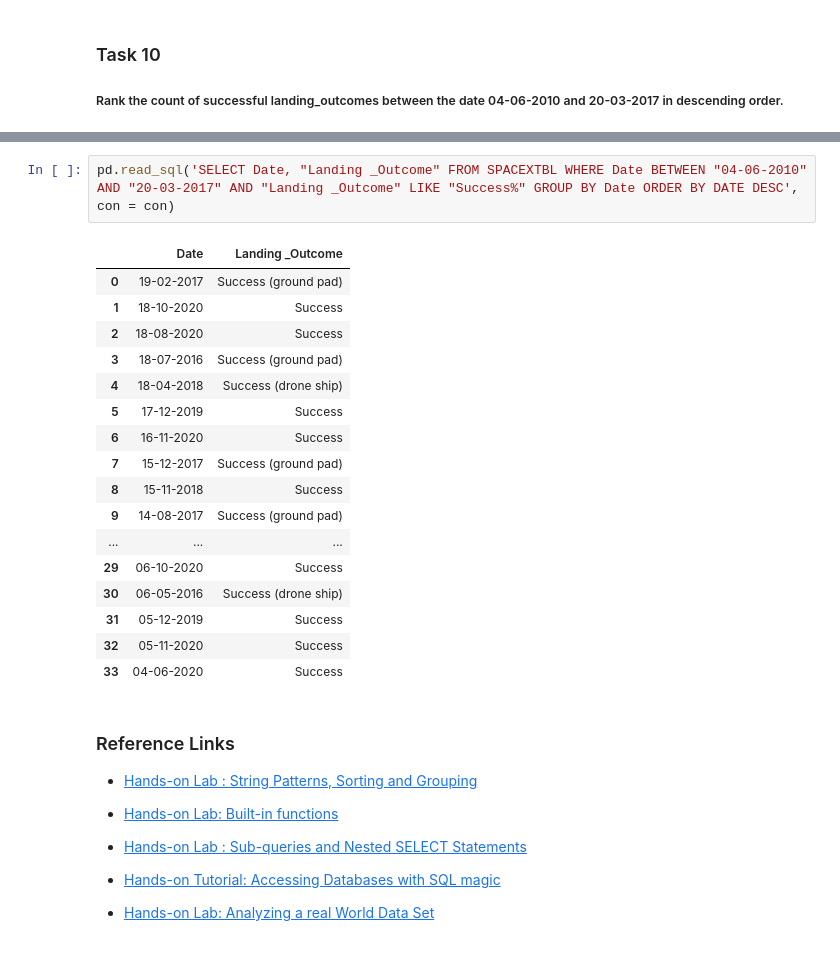
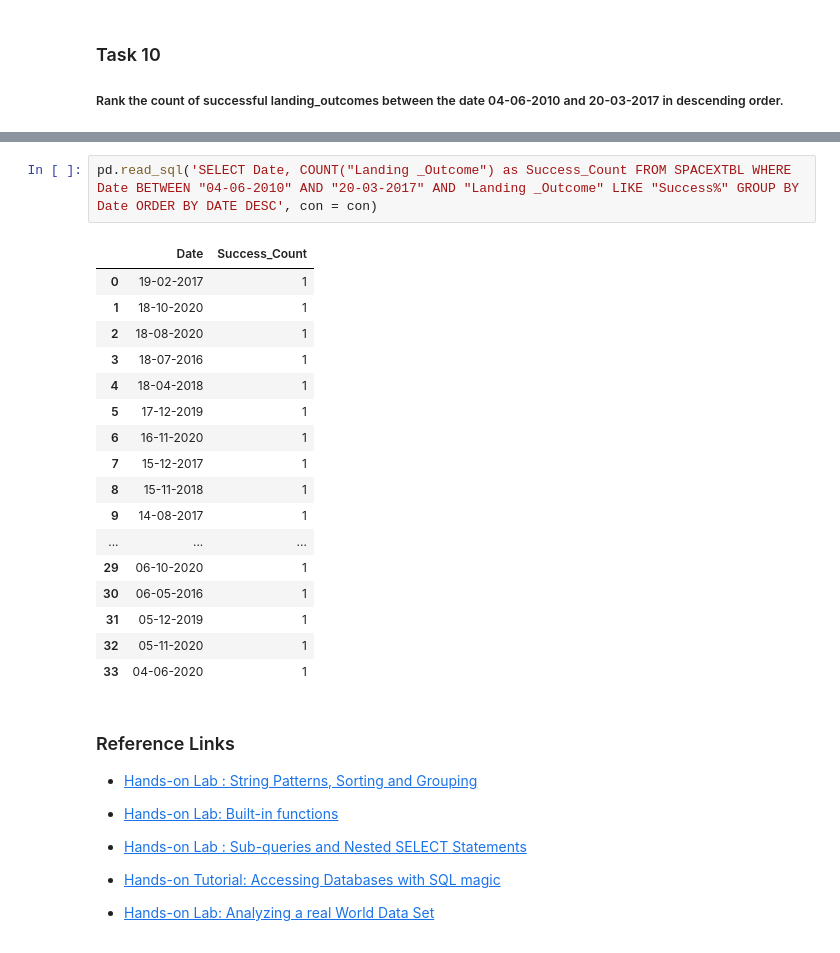
Before and after one commit to roach231428/IBM-Data-Science-Capstone, a Jupyter notebook: jupyter-labs-eda-sql-coursera_sqllite.ipynb, the cells around one changed output, grey strips where cells are left out. Drawn from its saved outputs; the diff is of its cells as text.

```diff
--- a/jupyter-labs-eda-sql-coursera_sqllite.ipynb
+++ b/jupyter-labs-eda-sql-coursera_sqllite.ipynb
@@ -234,23 +247,23 @@ pd.read_sql('SELECT substr(Date, 4, 2) as Month, "Landing _Outcome", Booster_Ver
 # %%
-pd.read_sql('SELECT Date, "Landing _Outcome" FROM SPACEXTBL WHERE Date BETWEEN "04-06-2010" AND "20-03-2017" AND "Landing _Outcome" LIKE "Success%" GROUP BY Date ORDER BY DATE DESC', con = con)
+pd.read_sql('SELECT Date, COUNT("Landing _Outcome") as Success_Count FROM SPACEXTBL WHERE Date BETWEEN "04-06-2010" AND "20-03-2017" AND "Landing _Outcome" LIKE "Success%" GROUP BY Date ORDER BY DATE DESC', con = con)
 # %% [output]
-|  | Date | Landing _Outcome |
-| 0 | 19-02-2017 | Success (ground pad) |
-| 1 | 18-10-2020 | Success |
-| 2 | 18-08-2020 | Success |
-| 3 | 18-07-2016 | Success (ground pad) |
-| 4 | 18-04-2018 | Success (drone ship) |
-| 5 | 17-12-2019 | Success |
-| 6 | 16-11-2020 | Success |
-| 7 | 15-12-2017 | Success (ground pad) |
-| 8 | 15-11-2018 | Success |
-| 9 | 14-08-2017 | Success (ground pad) |
+|  | Date | Success_Count |
+| 0 | 19-02-2017 | 1 |
+| 1 | 18-10-2020 | 1 |
+| 2 | 18-08-2020 | 1 |
+| 3 | 18-07-2016 | 1 |
+| 4 | 18-04-2018 | 1 |
+| 5 | 17-12-2019 | 1 |
+| 6 | 16-11-2020 | 1 |
+| 7 | 15-12-2017 | 1 |
+| 8 | 15-11-2018 | 1 |
+| 9 | 14-08-2017 | 1 |
 | ... | ... | ... |
-| 29 | 06-10-2020 | Success |
-| 30 | 06-05-2016 | Success (drone ship) |
-| 31 | 05-12-2019 | Success |
-| 32 | 05-11-2020 | Success |
-| 33 | 04-06-2020 | Success |
+| 29 | 06-10-2020 | 1 |
+| 30 | 06-05-2016 | 1 |
+| 31 | 05-12-2019 | 1 |
+| 32 | 05-11-2020 | 1 |
+| 33 | 04-06-2020 | 1 |
 # %% [markdown]
 ### Reference Links
 
```
Also changed, not shown: parts of 1 cell of this notebook.
